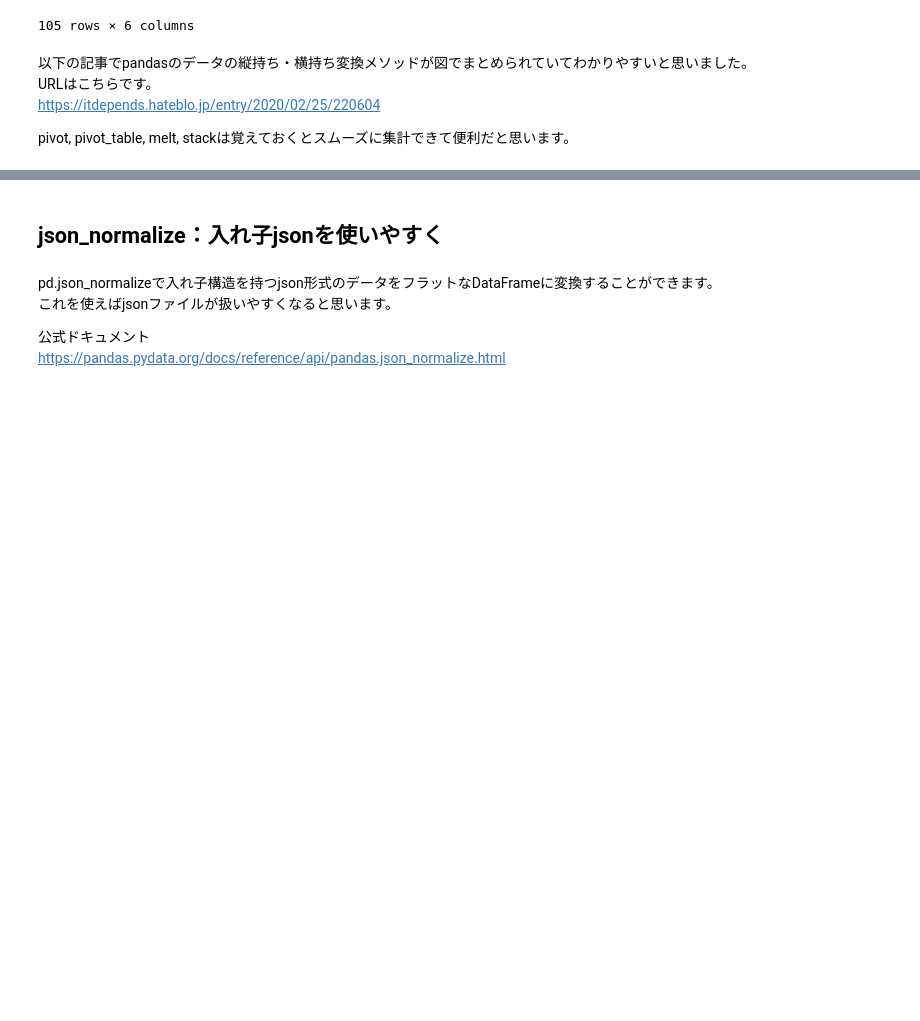
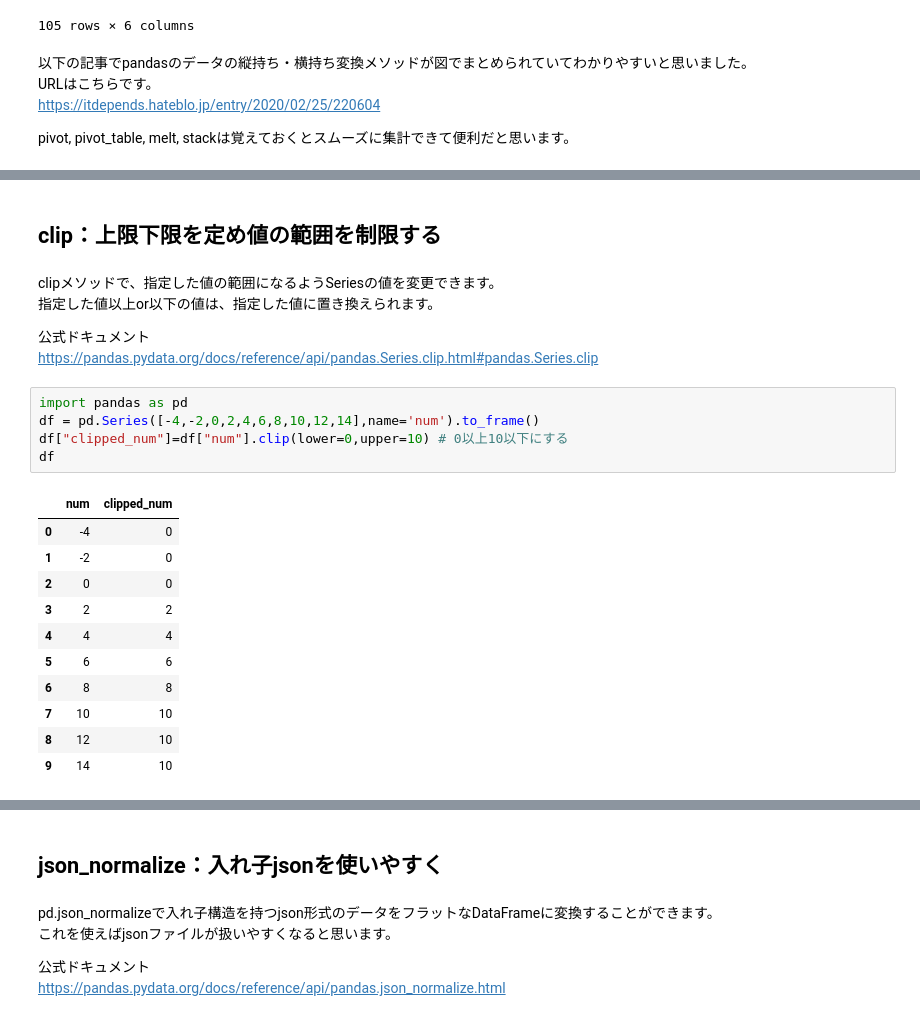
Before and after one commit to abay-qkt/pandas-tips-collection, a Jupyter notebook: pandas_tips_collection.ipynb, the cells around one changed output, grey strips where cells are left out. Cells and saved outputs as stored; diff of their text form; blank space fills up the shorter version.

```diff
--- a/pandas_tips_collection.ipynb
+++ b/pandas_tips_collection.ipynb
@@ -1200,0 +1217,25 @@ pivot, pivot_table, melt, stackは覚えておくとスムーズに集計でき
+# %% [markdown]
+## clip：上限下限を定め値の範囲を制限する
+# %% [markdown]
+clipメソッドで、指定した値の範囲になるようSeriesの値を変更できます。
+指定した値以上or以下の値は、指定した値に置き換えられます。
+
+公式ドキュメント
+https://pandas.pydata.org/docs/reference/api/pandas.Series.clip.html#pandas.Series.clip
+# %%
+import pandas as pd
+df = pd.Series([-4,-2,0,2,4,6,8,10,12,14],name='num').to_frame()
+df["clipped_num"]=df["num"].clip(lower=0,upper=10) # 0以上10以下にする
+df
+# %% [output]
+|  | num | clipped_num |
+| 0 | -4 | 0 |
+| 1 | -2 | 0 |
+| 2 | 0 | 0 |
+| 3 | 2 | 2 |
+| 4 | 4 | 4 |
+| 5 | 6 | 6 |
+| 6 | 8 | 8 |
+| 7 | 10 | 10 |
+| 8 | 12 | 10 |
+| 9 | 14 | 10 |
```
Also changed, not shown: parts of 8 cells of this notebook.
